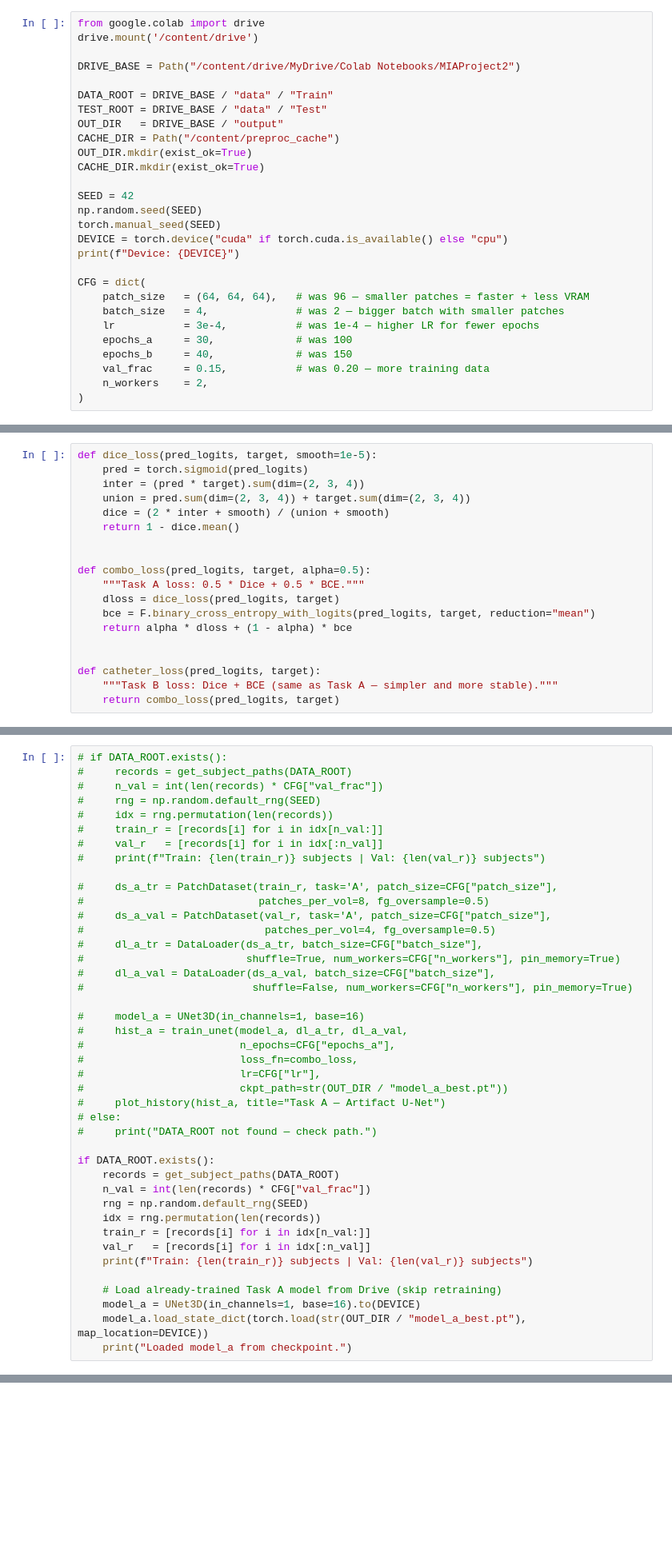
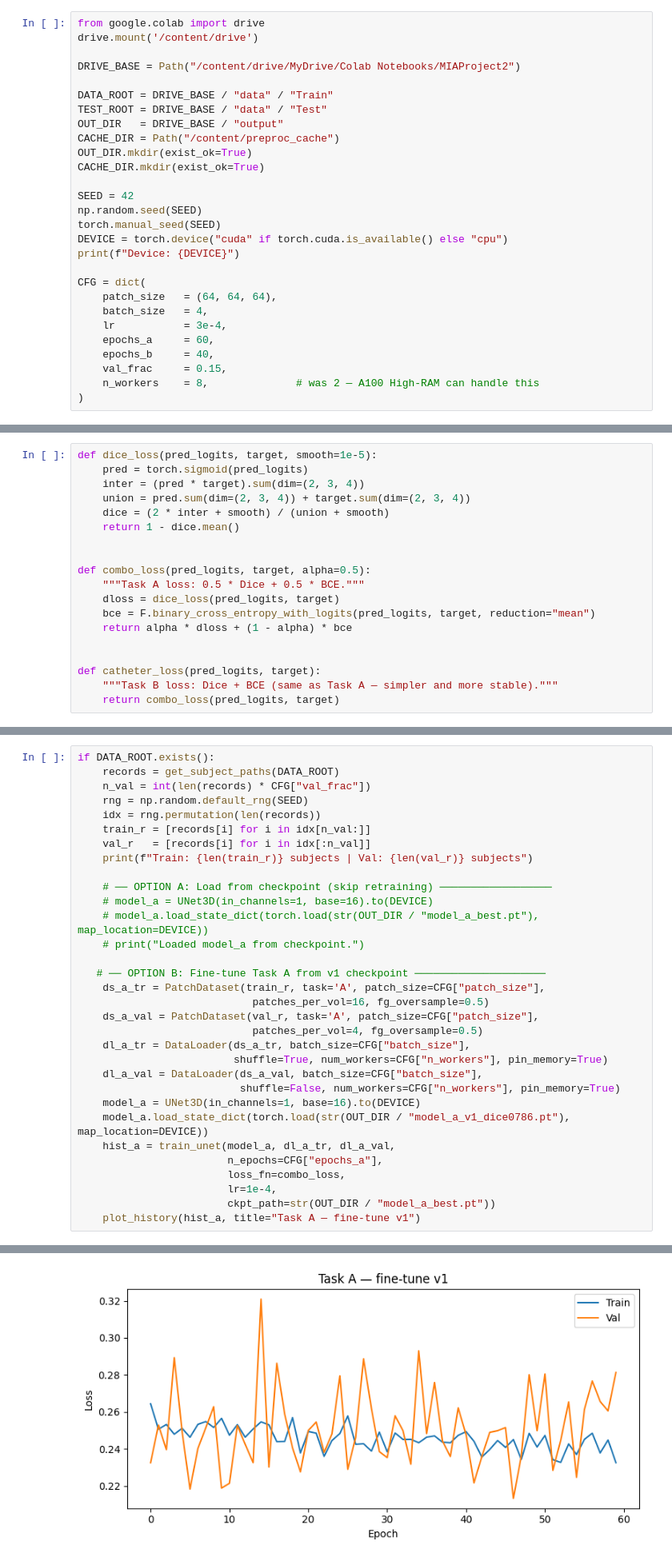
Before and after one commit to TylerLehrfeld/MIA-group-proj, a Jupyter notebook: MIAProject2.ipynb, the cells around one changed output, grey strips where cells are left out. Shown at 80% size. Drawn from its saved outputs; the diff is of its cells as text; blank space fills up the shorter version.

Commit message:
worked on outliers for task A

```diff
--- a/MIAProject2.ipynb
+++ b/MIAProject2.ipynb
@@ -49,13 +49,13 @@ DEVICE = torch.device("cuda" if torch.cuda.is_available() else "cpu")
 print(f"Device: {DEVICE}")
 
 CFG = dict(
-    patch_size   = (64, 64, 64),   # was 96 — smaller patches = faster + less VRAM
-    batch_size   = 4,              # was 2 — bigger batch with smaller patches
-    lr           = 3e-4,           # was 1e-4 — higher LR for fewer epochs
-    epochs_a     = 30,             # was 100
-    epochs_b     = 40,             # was 150
-    val_frac     = 0.15,           # was 0.20 — more training data
-    n_workers    = 2,
+    patch_size   = (64, 64, 64),
+    batch_size   = 4,
+    lr           = 3e-4,
+    epochs_a     = 60,
+    epochs_b     = 40,
+    val_frac     = 0.15,
+    n_workers    = 8,              # was 2 — A100 High-RAM can handle this
 )
 # %% [output]
 Drive already mounted at /content/drive; to attempt to forcibly remount, call drive.mount("/content/drive", force_remount=True).
@@ -398,34 +419,6 @@ def train_unet(model: nn.Module,
     print(f"  Best val loss: {best_val_loss:.5f} — saved to {ckpt_path}")
     return history
 # %%
-# if DATA_ROOT.exists():
-#     records = get_subject_paths(DATA_ROOT)
-#     n_val = int(len(records) * CFG["val_frac"])
-#     rng = np.random.default_rng(SEED)
-#     idx = rng.permutation(len(records))
-#     train_r = [records[i] for i in idx[n_val:]]
-#     val_r   = [records[i] for i in idx[:n_val]]
-#     print(f"Train: {len(train_r)} subjects | Val: {len(val_r)} subjects")
-
-#     ds_a_tr = PatchDataset(train_r, task='A', patch_size=CFG["patch_size"],
-#                            patches_per_vol=8, fg_oversample=0.5)
-#     ds_a_val = PatchDataset(val_r, task='A', patch_size=CFG["patch_size"],
-#                             patches_per_vol=4, fg_oversample=0.5)
-#     dl_a_tr = DataLoader(ds_a_tr, batch_size=CFG["batch_size"],
-#                          shuffle=True, num_workers=CFG["n_workers"], pin_memory=True)
-#     dl_a_val = DataLoader(ds_a_val, batch_size=CFG["batch_size"],
-#                           shuffle=False, num_workers=CFG["n_workers"], pin_memory=True)
-
-#     model_a = UNet3D(in_channels=1, base=16)
-#     hist_a = train_unet(model_a, dl_a_tr, dl_a_val,
-#                         n_epochs=CFG["epochs_a"],
-#                         loss_fn=combo_loss,
-#                         lr=CFG["lr"],
-#                         ckpt_path=str(OUT_DIR / "model_a_best.pt"))
-#     plot_history(hist_a, title="Task A — Artifact U-Net")
-# else:
-#     print("DATA_ROOT not found — check path.")
-
 if DATA_ROOT.exists():
     records = get_subject_paths(DATA_ROOT)
     n_val = int(len(records) * CFG["val_frac"])
@@ -435,9 +428,27 @@ if DATA_ROOT.exists():
     val_r   = [records[i] for i in idx[:n_val]]
     print(f"Train: {len(train_r)} subjects | Val: {len(val_r)} subjects")
 
-    # Load already-trained Task A model from Drive (skip retraining)
+    # ── OPTION A: Load from checkpoint (skip retraining) ──────────────────
+    # model_a = UNet3D(in_channels=1, base=16).to(DEVICE)
+    # model_a.load_state_dict(torch.load(str(OUT_DIR / "model_a_best.pt"), map_location=DEVICE))
+    # print("Loaded model_a from checkpoint.")
+
+   # ── OPTION B: Fine-tune Task A from v1 checkpoint ─────────────────────
+    ds_a_tr = PatchDataset(train_r, task='A', patch_size=CFG["patch_size"],
+                            patches_per_vol=16, fg_oversample=0.5)
+    ds_a_val = PatchDataset(val_r, task='A', patch_size=CFG["patch_size"],
+                            patches_per_vol=4, fg_oversample=0.5)
+    dl_a_tr = DataLoader(ds_a_tr, batch_size=CFG["batch_size"],
+                         shuffle=True, num_workers=CFG["n_workers"], pin_memory=True)
+    dl_a_val = DataLoader(ds_a_val, batch_size=CFG["batch_size"],
+                          shuffle=False, num_workers=CFG["n_workers"], pin_memory=True)
     model_a = UNet3D(in_channels=1, base=16).to(DEVICE)
-    model_a.load_state_dict(torch.load(str(OUT_DIR / "model_a_best.pt"), map_location=DEVICE))
-    print("Loaded model_a from checkpoint.")
+    model_a.load_state_dict(torch.load(str(OUT_DIR / "model_a_v1_dice0786.pt"), map_location=DEVICE))
+    hist_a = train_unet(model_a, dl_a_tr, dl_a_val,
+                        n_epochs=CFG["epochs_a"],
+                        loss_fn=combo_loss,
+                        lr=1e-4,
+                        ckpt_path=str(OUT_DIR / "model_a_best.pt"))
+    plot_history(hist_a, title="Task A — fine-tune v1")
 # %% [output]
 Train: 170 subjects | Val: 30 subjects
@@ -444,0 +469 @@ Loaded model_a from checkpoint.
+[figure, added]
```
Also changed, not shown: parts of 10 cells of this notebook, 3 other files.
